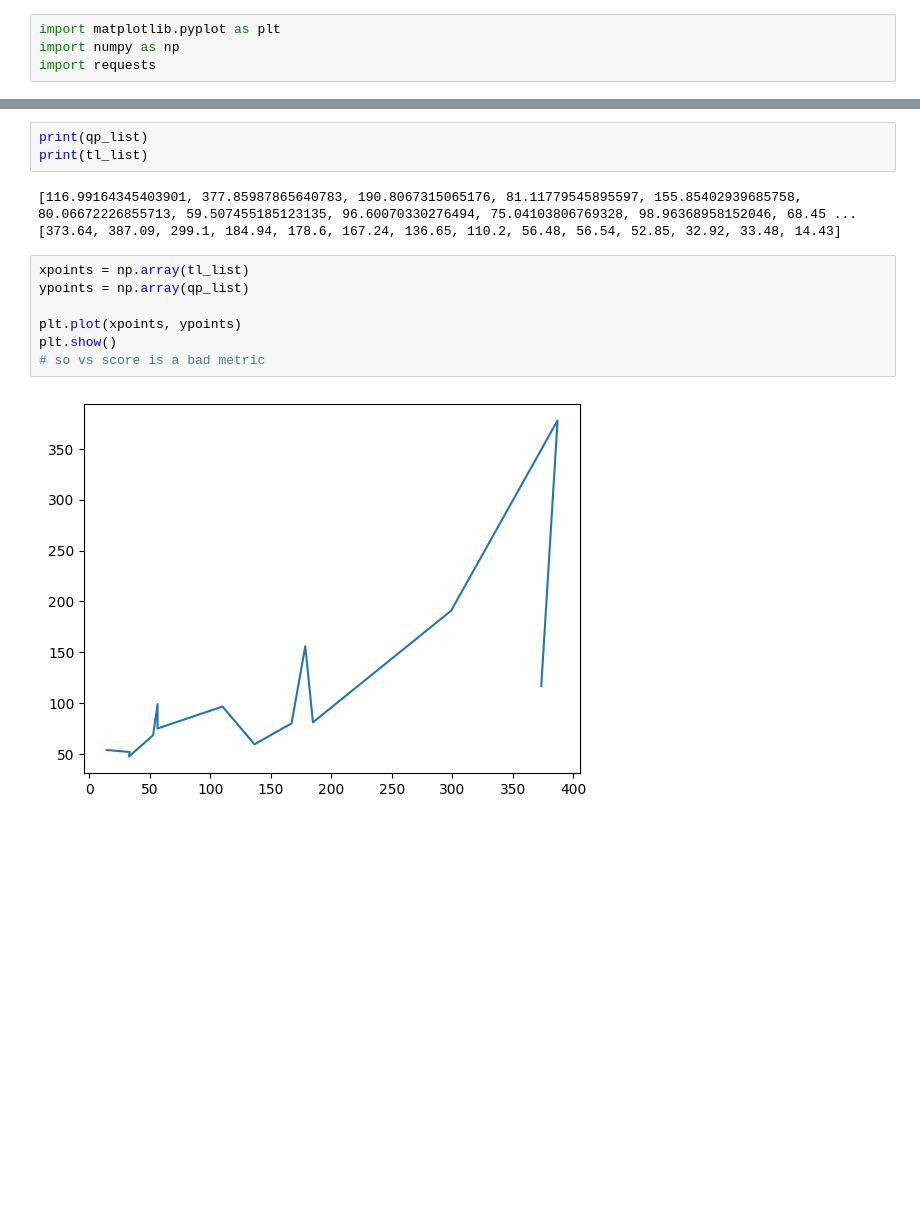
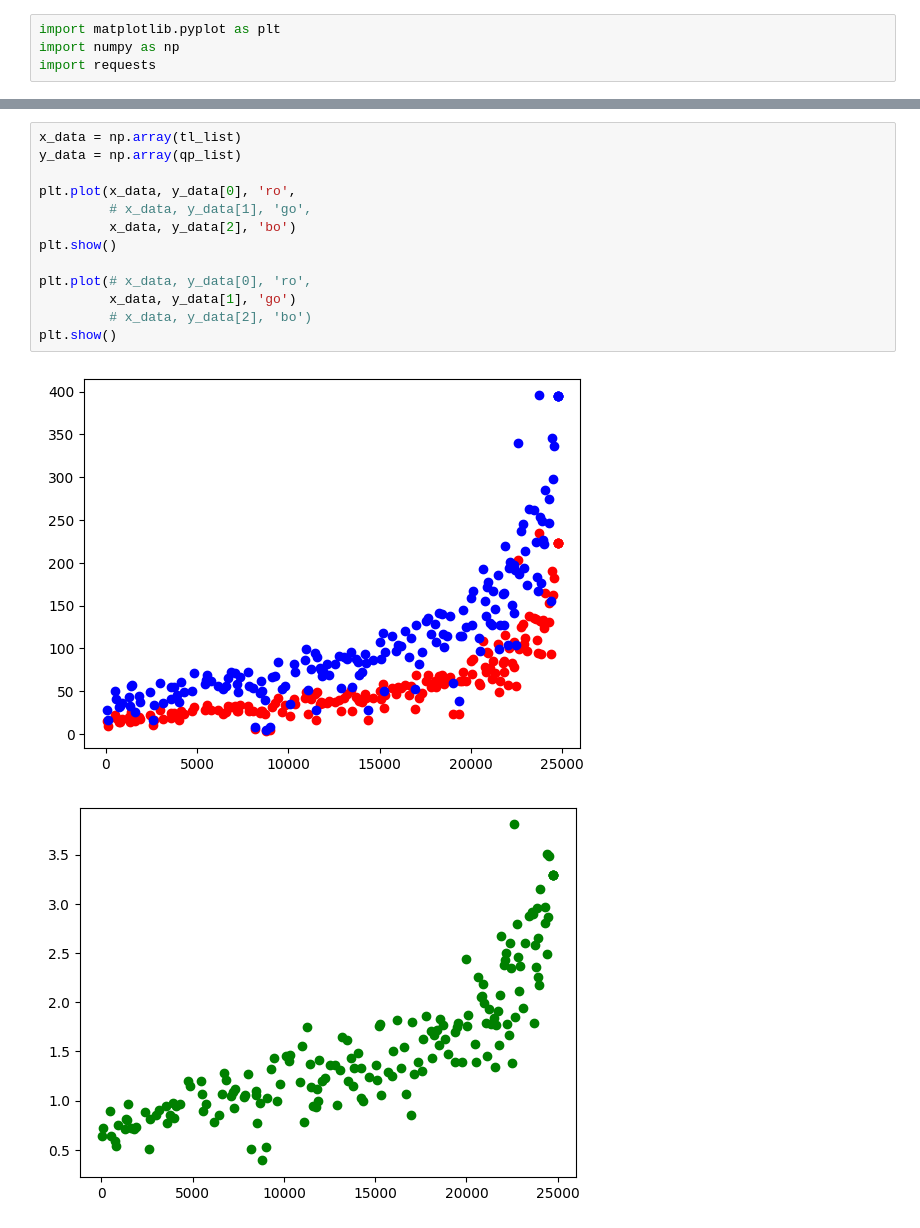
Before and after one commit to waltermcy0110/tetrio_qp2_to_tl, a Jupyter notebook: EDA_plots.ipynb, the cells around one changed output, grey strips where cells are left out. Cells and saved outputs as stored; diff of their text form; blank space fills up the shorter version.

Commit message:
completed EDA, added plots

```diff
--- a/EDA_plots.ipynb
+++ b/EDA_plots.ipynb
@@ -74,15 +67,16 @@ qp: 53.893829156561566, tl: 14.43
-# %%
-print(qp_list)
-print(tl_list)
-# %% [output]
-[116.99164345403901, 377.85987865640783, 190.8067315065176, 81.11779545895597, 155.85402939685758, 80.06672226855713, 59.507455185123135, 96.60070330276494, 75.04103806769328, 98.96368958152046, 68.45 ...
-[373.64, 387.09, 299.1, 184.94, 178.6, 167.24, 136.65, 110.2, 56.48, 56.54, 52.85, 32.92, 33.48, 14.43]
 # %%
-xpoints = np.array(tl_list)
-ypoints = np.array(qp_list)
+x_data = np.array(tl_list)
+y_data = np.array(qp_list)
 
-plt.plot(xpoints, ypoints)
+plt.plot(x_data, y_data[0], 'ro',
+         # x_data, y_data[1], 'go',
+         x_data, y_data[2], 'bo')
 plt.show()
-# so vs score is a bad metric
+
+plt.plot(# x_data, y_data[0], 'ro',
+         x_data, y_data[1], 'go')
+         # x_data, y_data[2], 'bo')
+plt.show()
 # %% [output]
-[figure, old version]
+[figure, new version]
+[figure, added]
```
Also changed, not shown: parts of 2 cells of this notebook.
